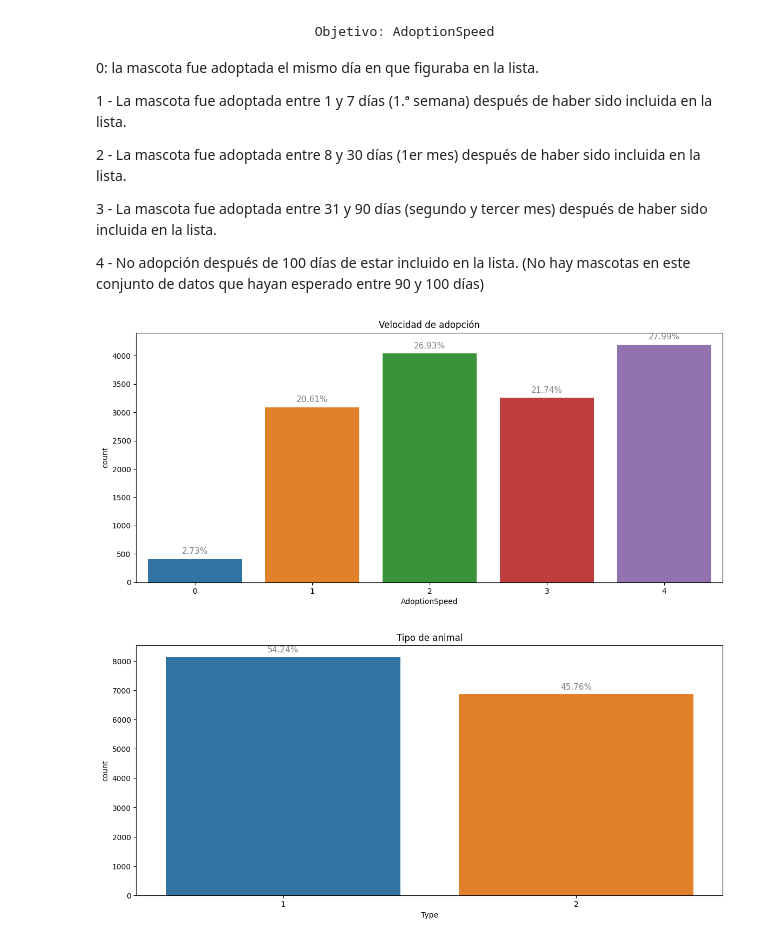
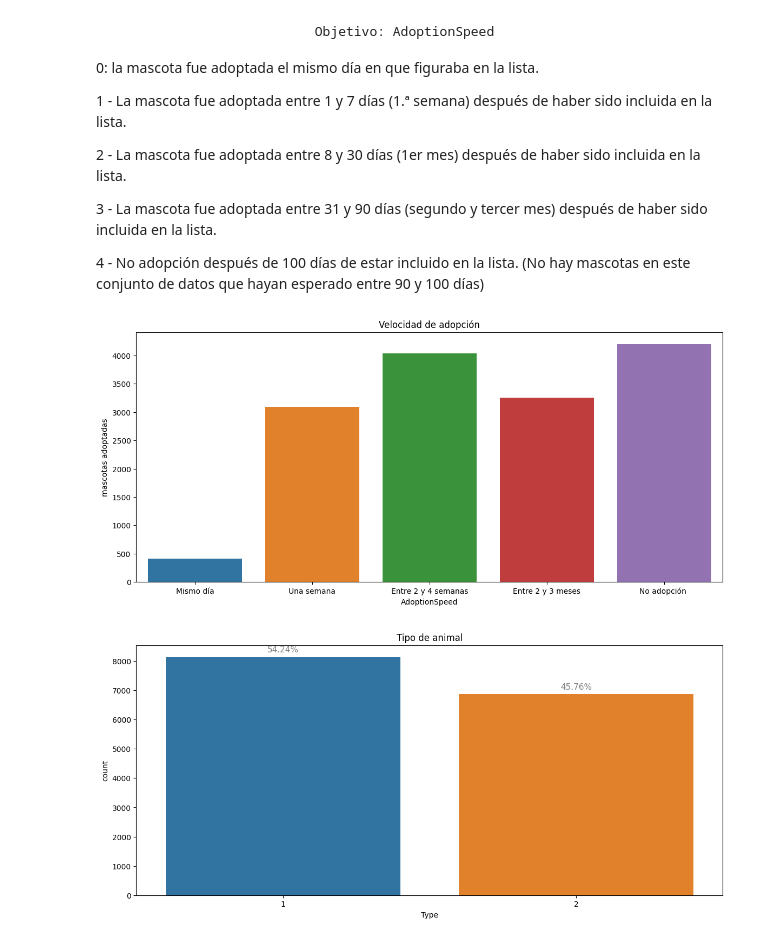
Before and after one commit to djhernande/TRABAJO_FINAL, a Jupyter notebook: pets.ipynb, the cells around one changed output. Cells and saved outputs as stored; diff of their text form; code cells hidden in the pictures.

```diff
--- a/pets.ipynb
+++ b/pets.ipynb
@@ -63,17 +63,21 @@ dtype: int64
 3 - La mascota fue adoptada entre 31 y 90 días (segundo y tercer mes) después de haber sido incluida en la lista.
 
 4 - No adopción después de 100 días de estar incluido en la lista. (No hay mascotas en este conjunto de datos que hayan esperado entre 90 y 100 días)
-# %%
-plt.figure(figsize=(14, 6));
-g = sns.countplot(x='AdoptionSpeed', data=df)
-plt.title('Velocidad de adopción');
-ax=g.axes
-for p in ax.patches:
-     ax.annotate(f"{p.get_height() * 100 / df.shape[0]:.2f}%", (p.get_x() + p.get_width() / 2., p.get_height()),
-         ha='center', va='center', fontsize=11, color='gray', rotation=0, xytext=(0, 10),
-         textcoords='offset points')
-# %% [output]
-[figure, removed]
+# %%
+
+plt.figure(figsize=(14, 6))
+g = sns.countplot(x='AdoptionSpeed', data=df)
+plt.title('Velocidad de adopción')
+# Agrega etiqueta en el eje y
+plt.ylabel('mascotas adoptadas')
+
+# Agrega etiquetas para las categorías del eje x
+plt.xticks([0, 1, 2, 3, 4], ['Mismo día', 'Una semana', 'Entre 2 y 4 semanas', 'Entre 2 y 3 meses', 'No adopción '])
+
+
+plt.show()
+# %% [output]
+[figure, added]
 # %%
 #Tipo de animal (1 = Perro, 2 = Gato)
 plt.figure(figsize=(14, 6));
```
Also changed, not shown: parts of 21 cells of this notebook.
